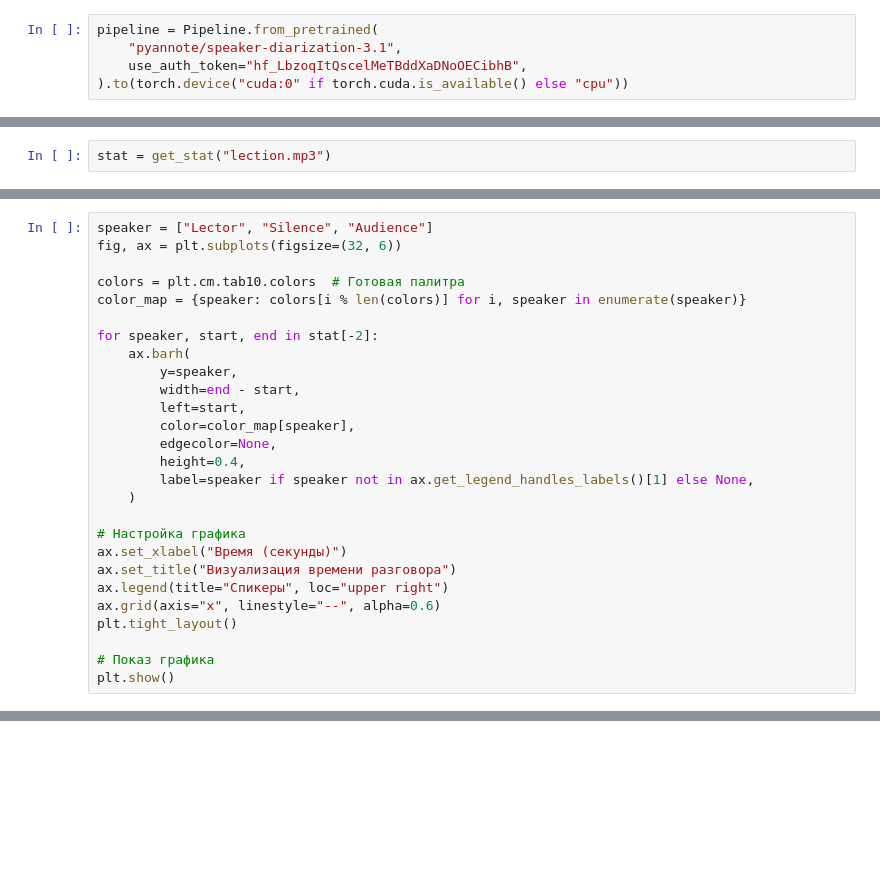
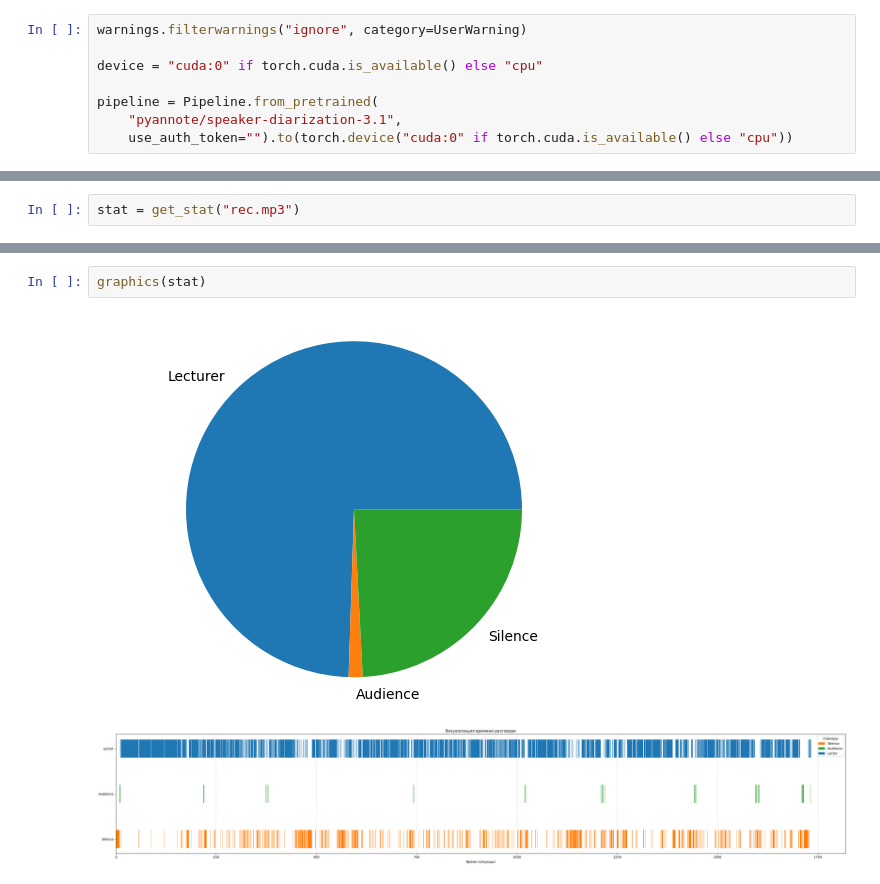
Before and after one commit to frznfrgg/ai_lector, a Jupyter notebook: speech.ipynb, the cells around one changed output, grey strips where cells are left out. Saved outputs shown, nothing was run; the diff lists cells and outputs as text; blank space fills up the shorter version.

```diff
--- a/speech.ipynb
+++ b/speech.ipynb
@@ -13,6 +11,9 @@ device = "cuda:0" if torch.cuda.is_available() else "cpu"
 # %%
+warnings.filterwarnings("ignore", category=UserWarning)
+
+device = "cuda:0" if torch.cuda.is_available() else "cpu"
+
 pipeline = Pipeline.from_pretrained(
     "pyannote/speaker-diarization-3.1",
-    use_auth_token="hf_LbzoqItQscelMeTBddXaDNoOECibhB",
-).to(torch.device("cuda:0" if torch.cuda.is_available() else "cpu"))
+    use_auth_token="").to(torch.device("cuda:0" if torch.cuda.is_available() else "cpu"))
 # %% [output]
@@ -68,2 +87,2 @@ def get_stat(file_name_of_lection):
 # %%
-stat = get_stat("lection.mp3")
+stat = get_stat("rec.mp3")
@@ -100,27 +88,0 @@ stat[-2]
-# %%
-speaker = ["Lector", "Silence", "Audience"]
-fig, ax = plt.subplots(figsize=(32, 6))
-
-colors = plt.cm.tab10.colors  # Готовая палитра
-color_map = {speaker: colors[i % len(colors)] for i, speaker in enumerate(speaker)}
-
-for speaker, start, end in stat[-2]:
-    ax.barh(
-        y=speaker,
-        width=end - start,
-        left=start,
-        color=color_map[speaker],
-        edgecolor=None,
-        height=0.4,
-        label=speaker if speaker not in ax.get_legend_handles_labels()[1] else None,
-    )
-
-# Настройка графика
-ax.set_xlabel("Время (секунды)")
-ax.set_title("Визуализация времени разговора")
-ax.legend(title="Спикеры", loc="upper right")
-ax.grid(axis="x", linestyle="--", alpha=0.6)
-plt.tight_layout()
-
-# Показ графика
-plt.show()
@@ -128,0 +135,5 @@ plt.show()
+# %%
+graphics(stat)
+# %% [output]
+[figure, added]
+[figure, added]
```
Also changed, not shown: parts of 9 cells of this notebook, 3 other files.
